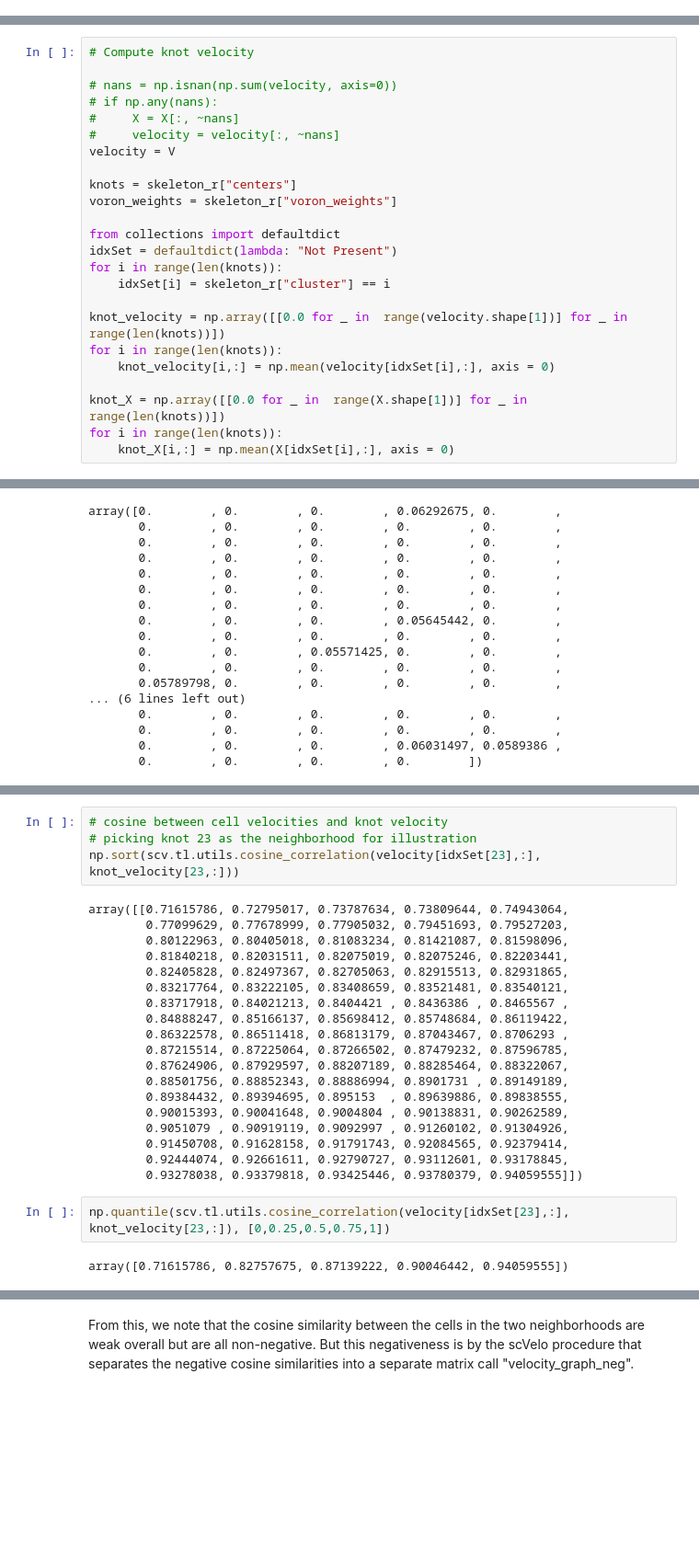
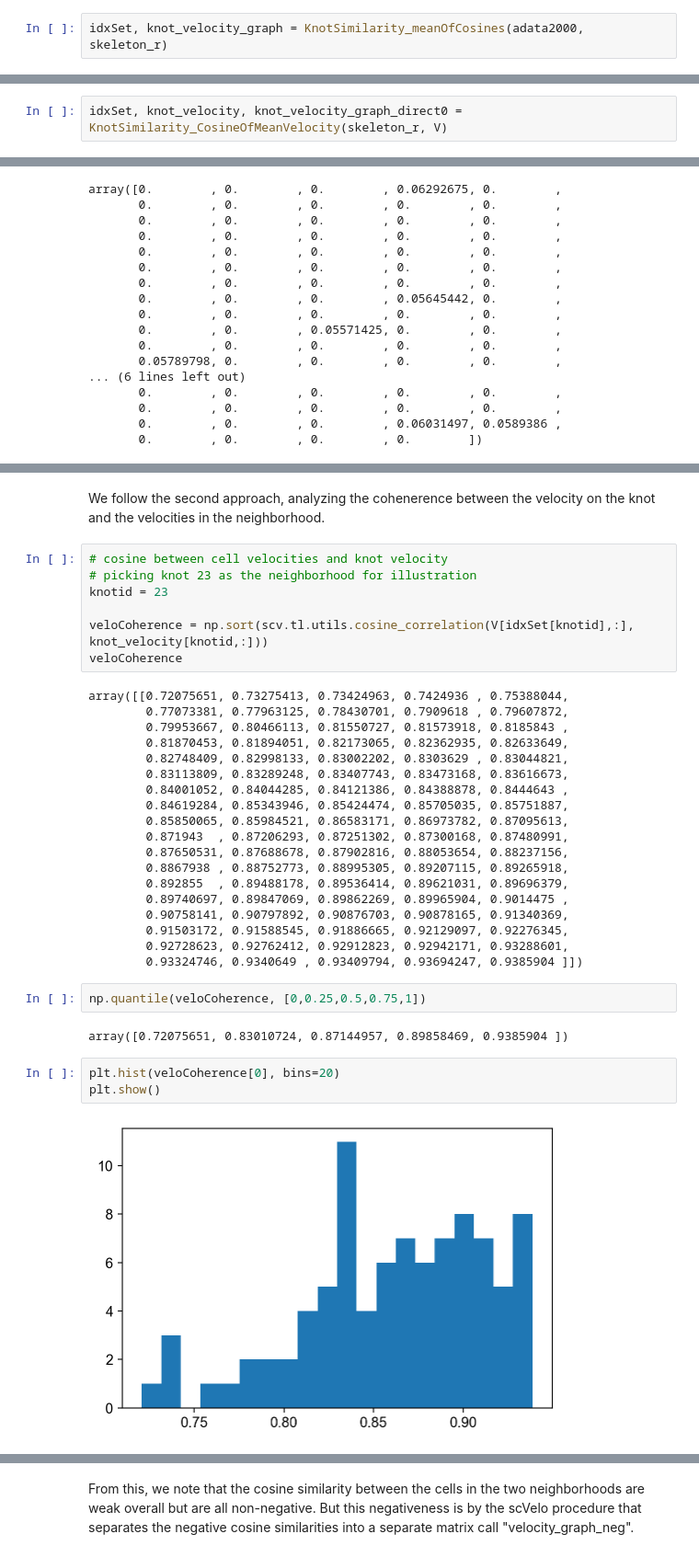
Before and after one commit to JerryBubble/scveloSkel, a Jupyter notebook: veloSkeleton_explore.ipynb, the cells around one changed output, grey strips where cells are left out. Shown at 92% size. Cells and saved outputs as stored; diff of their text form; blank space fills up the shorter version.

```diff
--- a/veloSkeleton_explore.ipynb
+++ b/veloSkeleton_explore.ipynb
@@ -544,0 +592,2 @@ for i in range(len(knots)):
+# %%
+idxSet, knot_velocity_graph = KnotSimilarity_meanOfCosines(adata2000, skeleton_r)
@@ -602,27 +682,3 @@ igraph.plot(velog_1e, layout=layout0, target=ax, autocurve = True,edge_curved="0
 [figure]
 # %% [markdown]
 # Average the cell velocities within neighborhood as knot velocity and then calculate knot-level cosine similarity
-# %%
-# Compute knot velocity
-
-# nans = np.isnan(np.sum(velocity, axis=0))
-# if np.any(nans):
-#     X = X[:, ~nans]
-#     velocity = velocity[:, ~nans]
-velocity = V
-
-knots = skeleton_r["centers"]
-voron_weights = skeleton_r["voron_weights"]
-
-from collections import defaultdict
-idxSet = defaultdict(lambda: "Not Present")
-for i in range(len(knots)):
-    idxSet[i] = skeleton_r["cluster"] == i
-
-knot_velocity = np.array([[0.0 for _ in  range(velocity.shape[1])] for _ in range(len(knots))])
-for i in range(len(knots)):
-    knot_velocity[i,:] = np.mean(velocity[idxSet[i],:], axis = 0)
-
-knot_X = np.array([[0.0 for _ in  range(X.shape[1])] for _ in range(len(knots))])
-for i in range(len(knots)):
-    knot_X[i,:] = np.mean(X[idxSet[i],:], axis = 0)
@@ -628,0 +751,2 @@ for i in range(len(knots)):
+# %%
+idxSet, knot_velocity, knot_velocity_graph_direct0 = KnotSimilarity_CosineOfMeanVelocity(skeleton_r, V)
@@ -745,27 +883,37 @@ array([0.        , 0.        , 0.        , 0.06292675, 0.        ,
+# %% [markdown]
+We follow the second approach, analyzing the cohenerence between the velocity on the knot and the velocities in the neighborhood.
 # %%
 # cosine between cell velocities and knot velocity
 # picking knot 23 as the neighborhood for illustration
-np.sort(scv.tl.utils.cosine_correlation(velocity[idxSet[23],:], knot_velocity[23,:]))
+knotid = 23
+
+veloCoherence = np.sort(scv.tl.utils.cosine_correlation(V[idxSet[knotid],:], knot_velocity[knotid,:]))
+veloCoherence
 # %% [output]
-array([[0.71615786, 0.72795017, 0.73787634, 0.73809644, 0.74943064,
-        0.77099629, 0.77678999, 0.77905032, 0.79451693, 0.79527203,
-        0.80122963, 0.80405018, 0.81083234, 0.81421087, 0.81598096,
-        0.81840218, 0.82031511, 0.82075019, 0.82075246, 0.82203441,
-        0.82405828, 0.82497367, 0.82705063, 0.82915513, 0.82931865,
-        0.83217764, 0.83222105, 0.83408659, 0.83521481, 0.83540121,
-        0.83717918, 0.84021213, 0.8404421 , 0.8436386 , 0.8465567 ,
-        0.84888247, 0.85166137, 0.85698412, 0.85748684, 0.86119422,
-        0.86322578, 0.86511418, 0.86813179, 0.87043467, 0.8706293 ,
-        0.87215514, 0.87225064, 0.87266502, 0.87479232, 0.87596785,
-        0.87624906, 0.87929597, 0.88207189, 0.88285464, 0.88322067,
-        0.88501756, 0.88852343, 0.88886994, 0.8901731 , 0.89149189,
-        0.89384432, 0.89394695, 0.895153  , 0.89639886, 0.89838555,
-        0.90015393, 0.90041648, 0.9004804 , 0.90138831, 0.90262589,
-        0.9051079 , 0.90919119, 0.9092997 , 0.91260102, 0.91304926,
-        0.91450708, 0.91628158, 0.91791743, 0.92084565, 0.92379414,
-        0.92444074, 0.92661611, 0.92790727, 0.93112601, 0.93178845,
-        0.93278038, 0.93379818, 0.93425446, 0.93780379, 0.94059555]])
+array([[0.72075651, 0.73275413, 0.73424963, 0.7424936 , 0.75388044,
+        0.77073381, 0.77963125, 0.78430701, 0.7909618 , 0.79607872,
+        0.79953667, 0.80466113, 0.81550727, 0.81573918, 0.8185843 ,
+        0.81870453, 0.81894051, 0.82173065, 0.82362935, 0.82633649,
+        0.82748409, 0.82998133, 0.83002202, 0.8303629 , 0.83044821,
+        0.83113809, 0.83289248, 0.83407743, 0.83473168, 0.83616673,
+        0.84001052, 0.84044285, 0.84121386, 0.84388878, 0.8444643 ,
+        0.84619284, 0.85343946, 0.85424474, 0.85705035, 0.85751887,
+        0.85850065, 0.85984521, 0.86583171, 0.86973782, 0.87095613,
+        0.871943  , 0.87206293, 0.87251302, 0.87300168, 0.87480991,
+        0.87650531, 0.87688678, 0.87902816, 0.88053654, 0.88237156,
+        0.8867938 , 0.88752773, 0.88995305, 0.89207115, 0.89265918,
+        0.892855  , 0.89488178, 0.89536414, 0.89621031, 0.89696379,
+        0.89740697, 0.89847069, 0.89862269, 0.89965904, 0.9014475 ,
+        0.90758141, 0.90797892, 0.90876703, 0.90878165, 0.91340369,
+        0.91503172, 0.91588545, 0.91886665, 0.92129097, 0.92276345,
+        0.92728623, 0.92762412, 0.92912823, 0.92942171, 0.93288601,
+        0.93324746, 0.9340649 , 0.93409794, 0.93694247, 0.9385904 ]])
 # %%
-np.quantile(scv.tl.utils.cosine_correlation(velocity[idxSet[23],:], knot_velocity[23,:]), [0,0.25,0.5,0.75,1])
+np.quantile(veloCoherence, [0,0.25,0.5,0.75,1])
 # %% [output]
-array([0.71615786, 0.82757675, 0.87139222, 0.90046442, 0.94059555])
+array([0.72075651, 0.83010724, 0.87144957, 0.89858469, 0.9385904 ])
+# %%
+plt.hist(veloCoherence[0], bins=20)
+plt.show()
+# %% [output]
+[figure, added]
```
Also changed, not shown: parts of 54 cells of this notebook.
